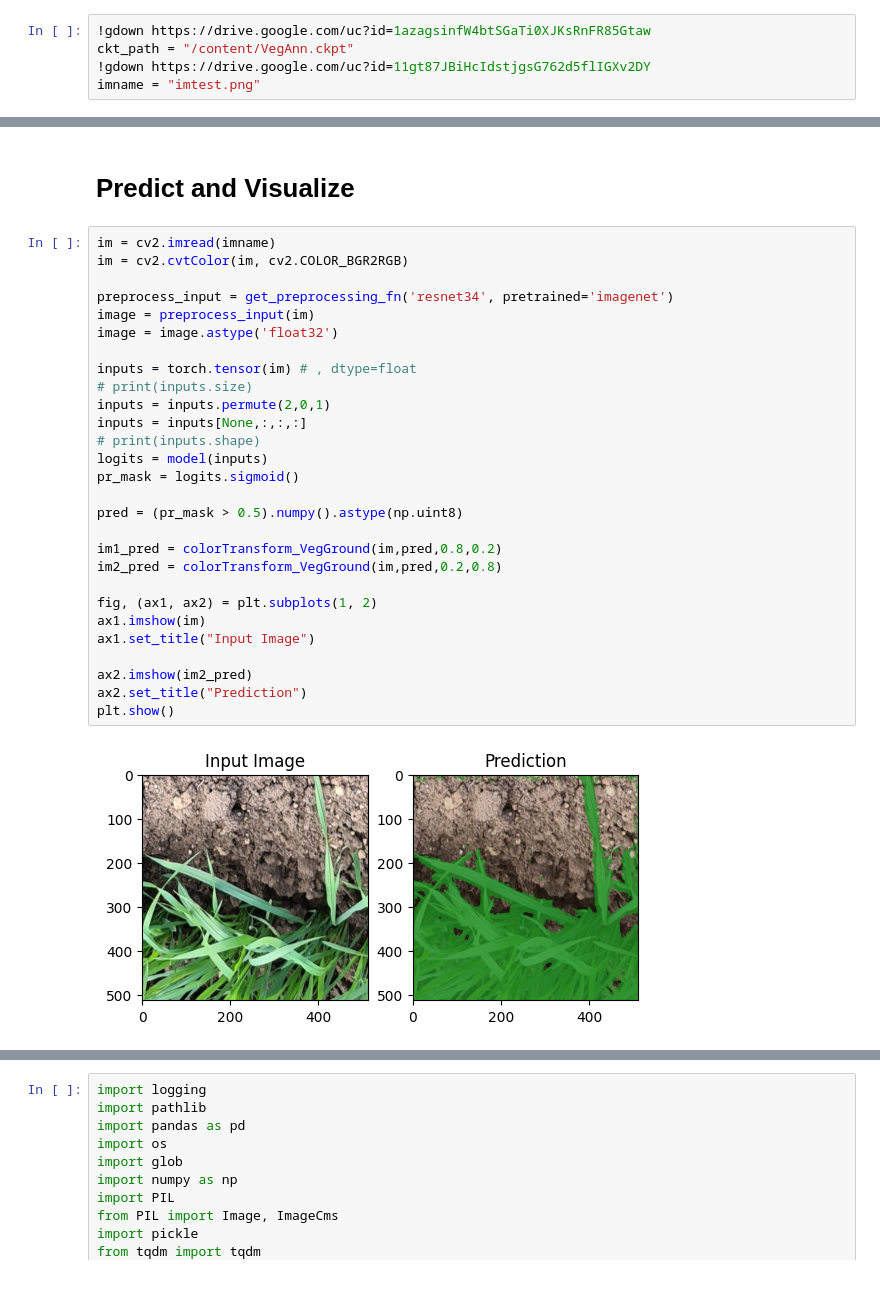
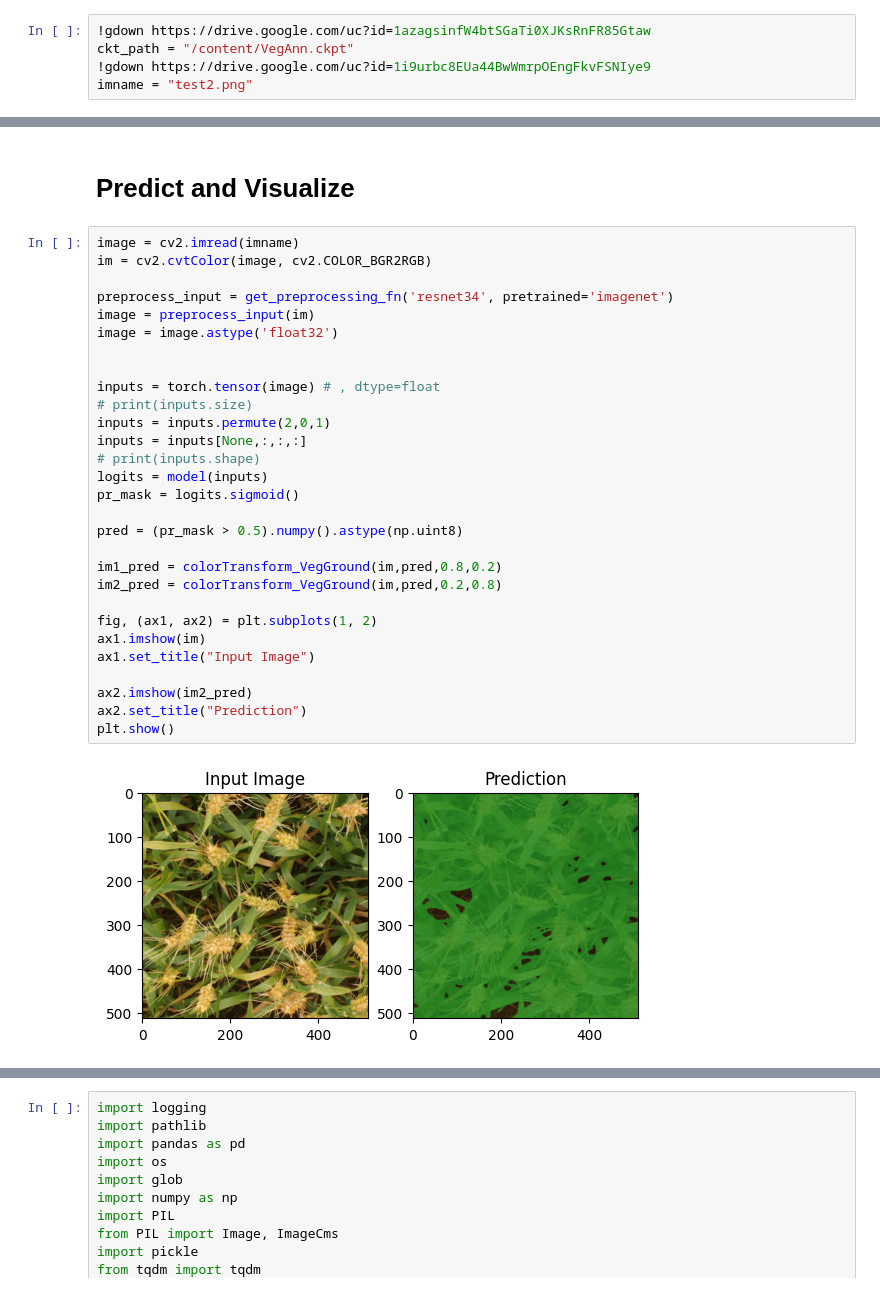
Before and after one commit to mserouar/SegVeg, a Jupyter notebook: VegAnn_+_SegVeg.ipynb, the cells around one changed output, grey strips where cells are left out. Cells and saved outputs as stored; diff of their text form.

```diff
--- a/VegAnn_+_SegVeg.ipynb
+++ b/VegAnn_+_SegVeg.ipynb
@@ -207,8 +207,8 @@ def colorTransform_VegGround(im,X_true,alpha_vert,alpha_g):
 # %%
 !gdown https://drive.google.com/uc?id=1azagsinfW4btSGaTi0XJKsRnFR85Gtaw
 ckt_path = "/content/VegAnn.ckpt"
-!gdown https://drive.google.com/uc?id=11gt87JBiHcIdstjgsG762d5flIGXv2DY
-imname = "imtest.png"
+!gdown https://drive.google.com/uc?id=1i9urbc8EUa44BwWmrpOEngFkvFSNIye9
+imname = "test2.png"
 # %% [output]
 Downloading...
 From: https://drive.google.com/uc?id=1azagsinfW4btSGaTi0XJKsRnFR85Gtaw
@@ -246,35 +247,36 @@ VegAnnModel(
 # %% [markdown]
 # Predict and Visualize
 # %%
-im = cv2.imread(imname)
-im = cv2.cvtColor(im, cv2.COLOR_BGR2RGB)
+image = cv2.imread(imname)
+im = cv2.cvtColor(image, cv2.COLOR_BGR2RGB)
 
 preprocess_input = get_preprocessing_fn('resnet34', pretrained='imagenet')
 image = preprocess_input(im)
 image = image.astype('float32')
 
-inputs = torch.tensor(im) # , dtype=float
+
+inputs = torch.tensor(image) # , dtype=float
 # print(inputs.size)
 inputs = inputs.permute(2,0,1)
 inputs = inputs[None,:,:,:]
 # print(inputs.shape)
 logits = model(inputs)
 pr_mask = logits.sigmoid()
 
 pred = (pr_mask > 0.5).numpy().astype(np.uint8)
 
 im1_pred = colorTransform_VegGround(im,pred,0.8,0.2)
 im2_pred = colorTransform_VegGround(im,pred,0.2,0.8)
 
 fig, (ax1, ax2) = plt.subplots(1, 2)
 ax1.imshow(im)
 ax1.set_title("Input Image")
 
 ax2.imshow(im2_pred)
 ax2.set_title("Prediction")
 plt.show()
 # %% [output]
-[figure, old version]
+[figure, new version]
 # %% [markdown]
 
 # Senescent Segmentation with SegVeg
```
Also changed, not shown: parts of 6 cells of this notebook.
